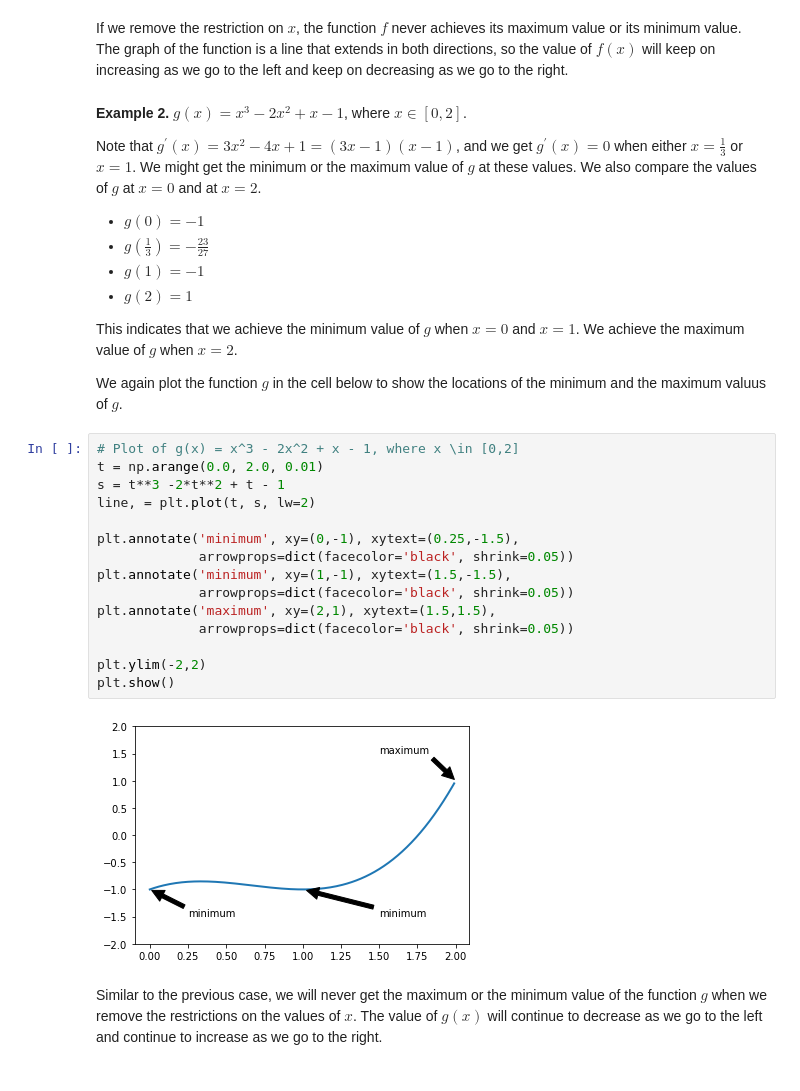
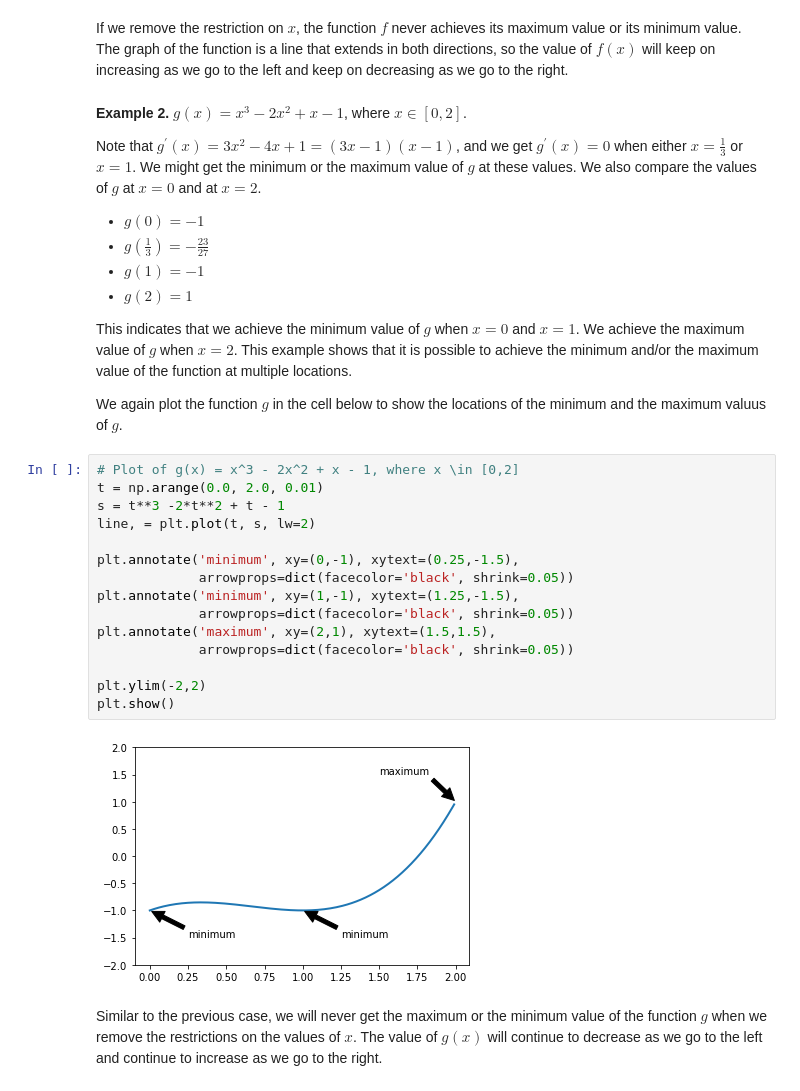
Before and after one commit to tinabargo/optimization-notes, a Jupyter notebook: Notebook 1 - Introduction to Optimization.ipynb, the cells around one changed output. Drawn from its saved outputs; the diff is of its cells as text.

```diff
--- a/Notebook 1 - Introduction to Optimization.ipynb
+++ b/Notebook 1 - Introduction to Optimization.ipynb
@@ -56,25 +56,25 @@ Note that $g^\prime (x) = 3x^2 - 4x + 1 = (3x-1)(x-1)$, and we get $g^\prime (x)
 * $g(1) = -1$
 * $g(2) = 1$
 
-This indicates that we achieve the minimum value of $g$ when $x=0$ and $x=1$. We achieve the maximum value of $g$ when $x=2$.
+This indicates that we achieve the minimum value of $g$ when $x=0$ and $x=1$. We achieve the maximum value of $g$ when $x=2$. This example shows that it is possible to achieve the minimum and/or the maximum value of the function at multiple locations.
 
 We again plot the function $g$ in the cell below to show the locations of the minimum and the maximum valuus of $g$.
 # %%
 # Plot of g(x) = x^3 - 2x^2 + x - 1, where x \in [0,2]
 t = np.arange(0.0, 2.0, 0.01)
 s = t**3 -2*t**2 + t - 1
 line, = plt.plot(t, s, lw=2)
 
 plt.annotate('minimum', xy=(0,-1), xytext=(0.25,-1.5),
              arrowprops=dict(facecolor='black', shrink=0.05))
-plt.annotate('minimum', xy=(1,-1), xytext=(1.5,-1.5),
+plt.annotate('minimum', xy=(1,-1), xytext=(1.25,-1.5),
              arrowprops=dict(facecolor='black', shrink=0.05))
 plt.annotate('maximum', xy=(2,1), xytext=(1.5,1.5),
              arrowprops=dict(facecolor='black', shrink=0.05))
 
 plt.ylim(-2,2)
 plt.show()
 # %% [output]
-[figure, old version]
+[figure, new version]
 # %% [markdown]
 Similar to the previous case, we will never get the maximum or the minimum value of the function $g$ when we remove the restrictions on the values of $x$. The value of $g(x)$ will continue to decrease as we go to the left and continue to increase as we go to the right.
```
Also changed, not shown: parts of 4 cells of this notebook.
